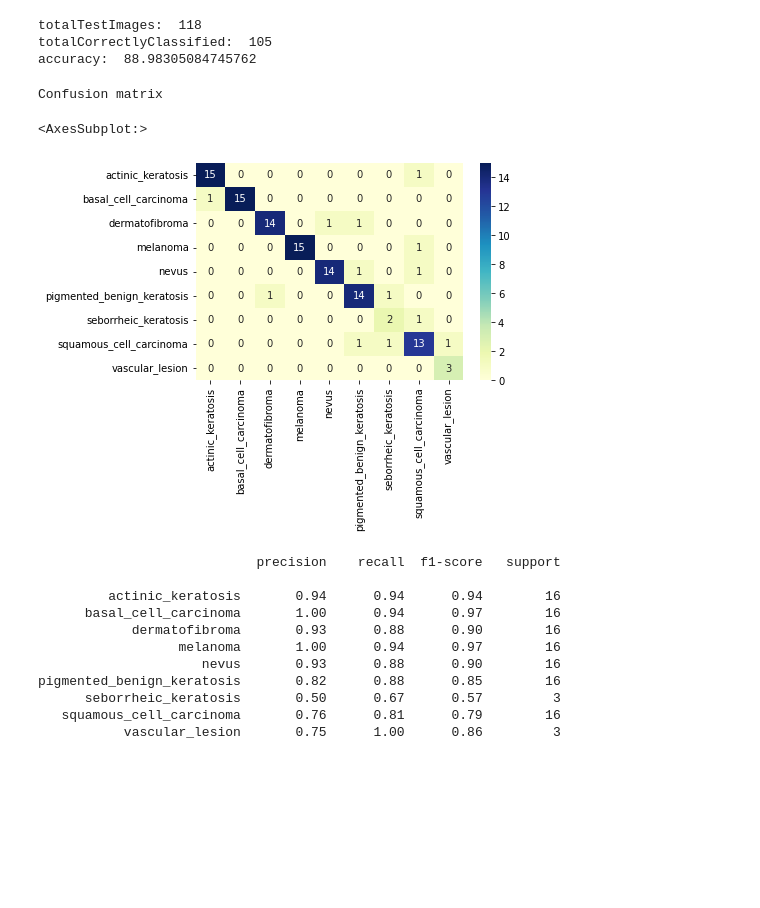
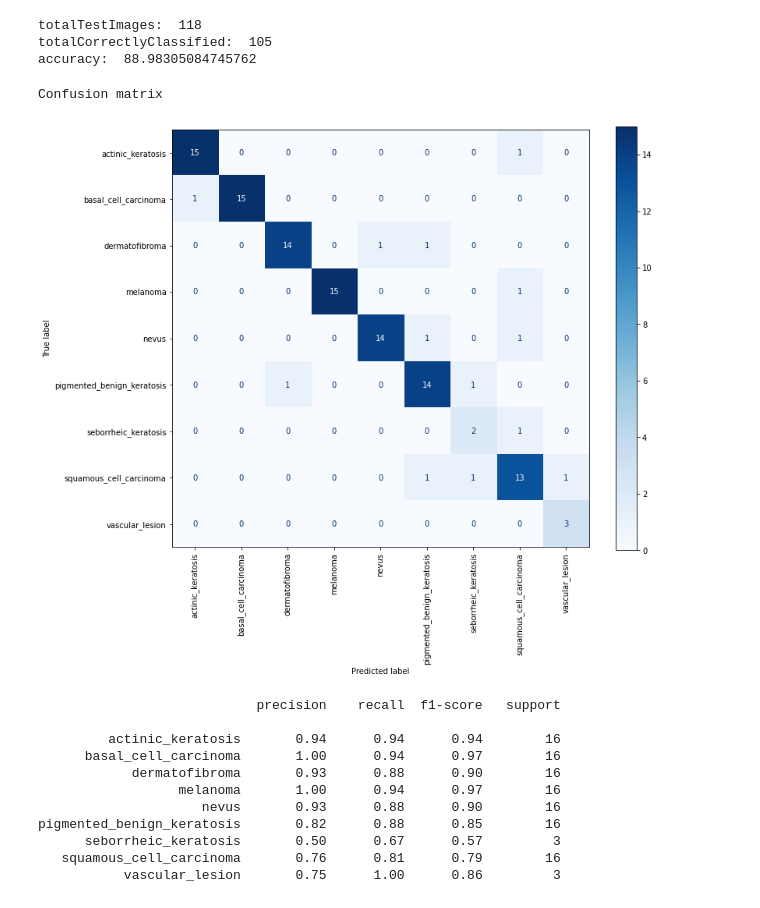
Before and after one commit to Tanmay19code/Skin-Cancer-Classification, a Jupyter notebook: code/6.0.complete_testing.ipynb, the cells around one changed output. Drawn from its saved outputs; the diff is of its cells as text; code cells hidden in the pictures; blank space fills up the shorter version.

Commit message:
added images and updated readme file

```diff
--- a/code/6.0.complete_testing.ipynb
+++ b/code/6.0.complete_testing.ipynb
@@ -372,28 +372,27 @@ accuracy:  88.98305084745762
 # %%
 # get the confusion matrix with class labels
 
 print("Confusion matrix")
 
 labels = ["actinic_keratosis", "basal_cell_carcinoma", "dermatofibroma", "melanoma", "nevus", "pigmented_benign_keratosis", "seborrheic_keratosis", "squamous_cell_carcinoma", "vascular_lesion"]
 
 cm = confusion_matrix(y_true, y_pred, labels=labels)
 
 # plt.figure(figsize=(15, 12))
 
 # plot the confusion matrix
 disp = ConfusionMatrixDisplay(confusion_matrix=cm, display_labels=labels)
-# disp.plot(cmap=plt.cm.Blues, xticks_rotation='vertical', values_format='d', ax=plt.gca())
-# plt.gcf().set_size_inches(12, 10)
+disp.plot(cmap=plt.cm.Blues, xticks_rotation='vertical', values_format='d', ax=plt.gca())
+plt.gcf().set_size_inches(12, 10)
 
 
 # disp.plot()
 # plt.show()
 
-sns.heatmap(cm, annot=True, cmap='YlGnBu', xticklabels=labels, yticklabels=labels, fmt='d')
+# sns.heatmap(cm, annot=True, cmap='YlGnBu', xticklabels=labels, yticklabels=labels, fmt='d')
 # %% [output]
 Confusion matrix
-<AxesSubplot:>
-[figure, old version]
+[figure, new version]
 # %%
 # get the classification report
 print(classification_report(y_true, y_pred))
```
Also changed, not shown: 19 other files.
